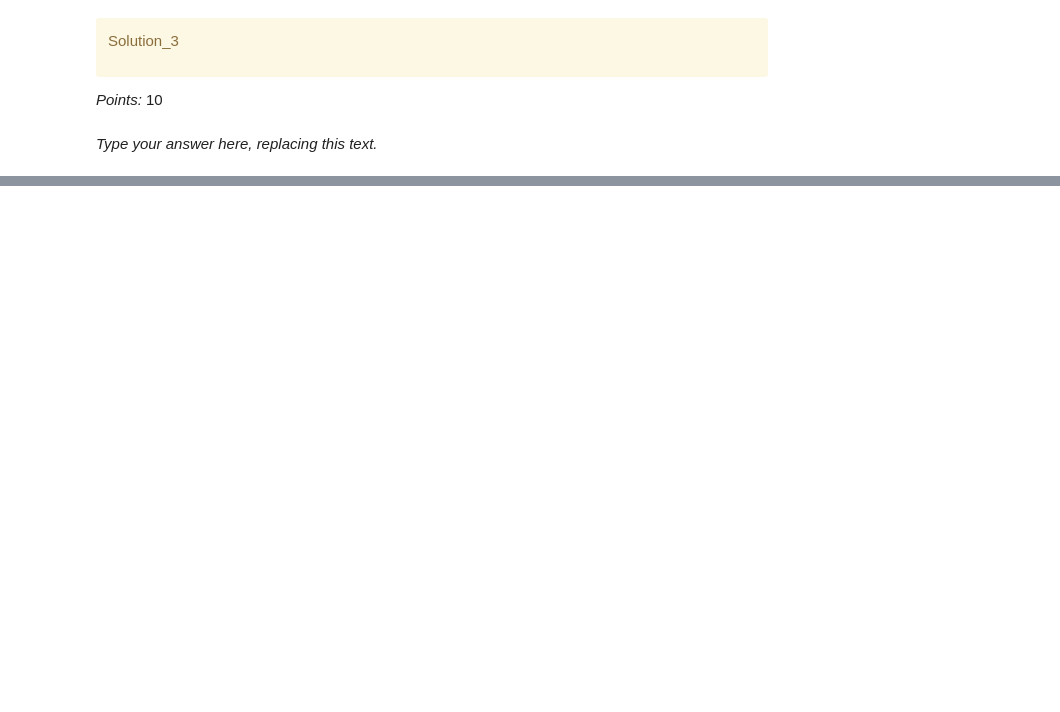
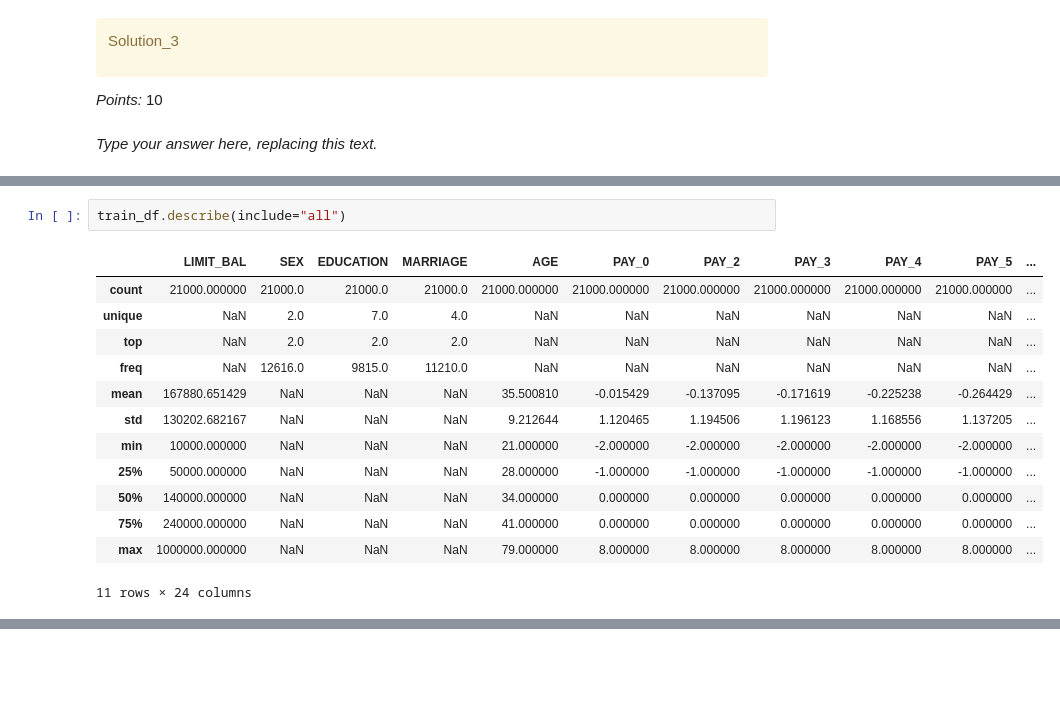
Before and after one commit to ljy0401/CPSC-330-Project-Default-of-Credit-Card-Clients-Predictions, a Jupyter notebook: hw5.ipynb, the cells around one changed output, grey strips where cells are left out. Drawn from its saved outputs; the diff is of its cells as text; blank space fills up the shorter version.

```diff
--- a/hw5.ipynb
+++ b/hw5.ipynb
@@ -259,0 +286,16 @@ _Type your answer here, replacing this text._
+# %%
+train_df.describe(include="all")
+# %% [output]
+|  | LIMIT_BAL | SEX | EDUCATION | MARRIAGE | AGE | PAY_0 | PAY_2 | PAY_3 | PAY_4 | PAY_5 | ... |
+| count | 21000.000000 | 21000.0 | 21000.0 | 21000.0 | 21000.000000 | 21000.000000 | 21000.000000 | 21000.000000 | 21000.000000 | 21000.000000 | ... |
+| unique | NaN | 2.0 | 7.0 | 4.0 | NaN | NaN | NaN | NaN | NaN | NaN | ... |
+| top | NaN | 2.0 | 2.0 | 2.0 | NaN | NaN | NaN | NaN | NaN | NaN | ... |
+| freq | NaN | 12616.0 | 9815.0 | 11210.0 | NaN | NaN | NaN | NaN | NaN | NaN | ... |
+| mean | 167880.651429 | NaN | NaN | NaN | 35.500810 | -0.015429 | -0.137095 | -0.171619 | -0.225238 | -0.264429 | ... |
+| std | 130202.682167 | NaN | NaN | NaN | 9.212644 | 1.120465 | 1.194506 | 1.196123 | 1.168556 | 1.137205 | ... |
+| min | 10000.000000 | NaN | NaN | NaN | 21.000000 | -2.000000 | -2.000000 | -2.000000 | -2.000000 | -2.000000 | ... |
+| 25% | 50000.000000 | NaN | NaN | NaN | 28.000000 | -1.000000 | -1.000000 | -1.000000 | -1.000000 | -1.000000 | ... |
+| 50% | 140000.000000 | NaN | NaN | NaN | 34.000000 | 0.000000 | 0.000000 | 0.000000 | 0.000000 | 0.000000 | ... |
+| 75% | 240000.000000 | NaN | NaN | NaN | 41.000000 | 0.000000 | 0.000000 | 0.000000 | 0.000000 | 0.000000 | ... |
+| max | 1000000.000000 | NaN | NaN | NaN | 79.000000 | 8.000000 | 8.000000 | 8.000000 | 8.000000 | 8.000000 | ... |
+11 rows × 24 columns
```
Also changed, not shown: parts of 24 cells of this notebook, 1 other file.
